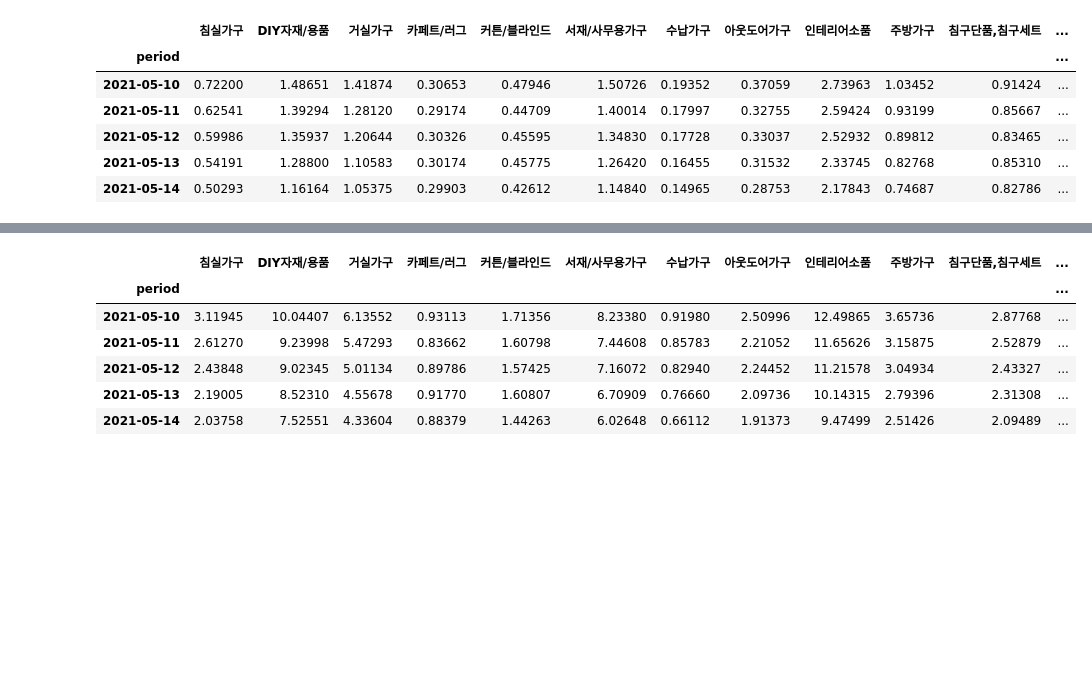
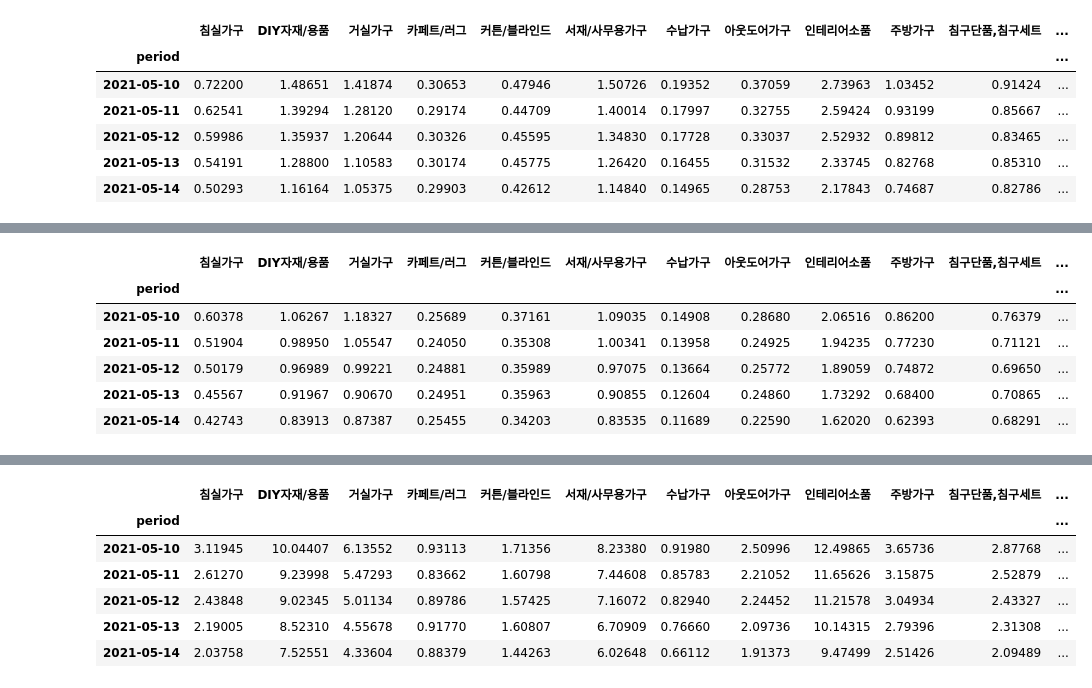
Before and after one commit to OOSTrend/Final_2Kyoungh, a Jupyter notebook: data_code/1st/중분류세부샘플(가구).ipynb, the cells around one changed output, grey strips where cells are left out. Cells and saved outputs as stored; diff of their text form; code cells hidden in the pictures; blank space fills up the shorter version.

```diff
--- a/data_code/1st/중분류세부샘플(가구).ipynb
+++ b/data_code/1st/중분류세부샘플(가구).ipynb
@@ -82,0 +139,53 @@ df_all.head()
+# %%
+## API 요청 값 작성, 디지털/가전 = result[0], 패션의류 = result[1]
+data = {
+  "startDate": "2021-05-10",
+  "endDate": "2023-07-03",
+  "timeUnit": "date",
+  "category": [
+      {"name": "가구/인테리어", "param": [ "50000004"]},
+      {"name": "침실가구", "param": [ "50001228"]},
+  ],
+  "device":"mo",
+  "gender":"",
+  "ages":[]
+}
+## 데이터 정제 및 merge 파트
+
+response = requests.post(url, headers=headers, json=data)
+
+results = response.json()["results"]
+
+
+df_5 = change_index(pd.DataFrame(results[0]["data"]), "가구/인테리어")
+df_6 = change_index(pd.DataFrame(results[1]["data"]), "침실가구")
+##
+df_all_3 = pd.merge(df_5, df_6, left_on="period", right_on="period")
+## 반복문 통해서 카테고리에 설정된 값, 불러오고 저장, 합치기
+for category in categories:
+    if len(data["category"]) > 2:
+        data["category"].pop(2)
+    data["category"].append(category)
+
+    result = requests.post(url, headers=headers, json=data)
+
+    results = result.json()["results"]
+
+    df = change_index(pd.DataFrame(results[2]["data"]), category["name"])
+
+    df_all_3 = pd.merge(df_all_3, df, left_on="period", right_on="period")
+
+df_all_3.drop(["가구/인테리어"], axis=1, inplace=True)
+df_all_3['유형']='MO'
+df_all_3['성별']='전체'
+df_all_3['연령']='전체'
+##
+df_all_3.head()
+# %% [output]
+|  | 침실가구 | DIY자재/용품 | 거실가구 | 카페트/러그 | 커튼/블라인드 | 서재/사무용가구 | 수납가구 | 아웃도어가구 | 인테리어소품 | 주방가구 | 침구단품,침구세트 | ... |
+| period |  |  |  |  |  |  |  |  |  |  |  | ... |
+| 2021-05-10 | 0.60378 | 1.06267 | 1.18327 | 0.25689 | 0.37161 | 1.09035 | 0.14908 | 0.28680 | 2.06516 | 0.86200 | 0.76379 | ... |
+| 2021-05-11 | 0.51904 | 0.98950 | 1.05547 | 0.24050 | 0.35308 | 1.00341 | 0.13958 | 0.24925 | 1.94235 | 0.77230 | 0.71121 | ... |
+| 2021-05-12 | 0.50179 | 0.96989 | 0.99221 | 0.24881 | 0.35989 | 0.97075 | 0.13664 | 0.25772 | 1.89059 | 0.74872 | 0.69650 | ... |
+| 2021-05-13 | 0.45567 | 0.91967 | 0.90670 | 0.24951 | 0.35963 | 0.90855 | 0.12604 | 0.24860 | 1.73292 | 0.68400 | 0.70865 | ... |
+| 2021-05-14 | 0.42743 | 0.83913 | 0.87387 | 0.25455 | 0.34203 | 0.83535 | 0.11689 | 0.22590 | 1.62020 | 0.62393 | 0.68291 | ... |
```
Also changed, not shown: parts of 14 cells of this notebook, 1 other file.
